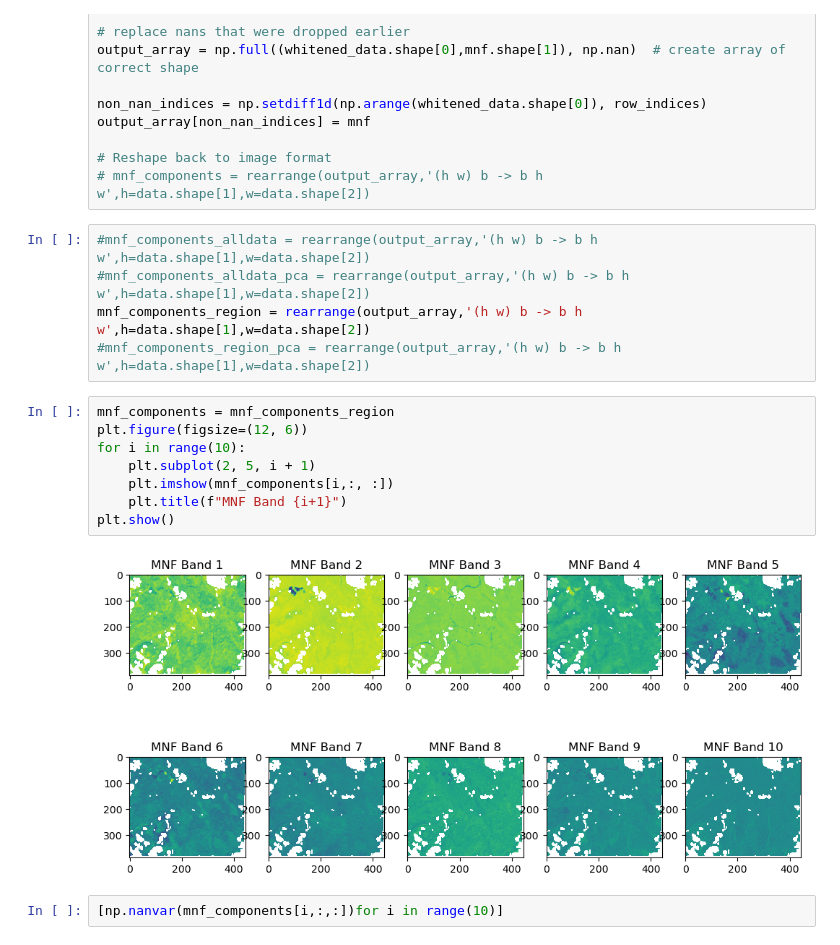
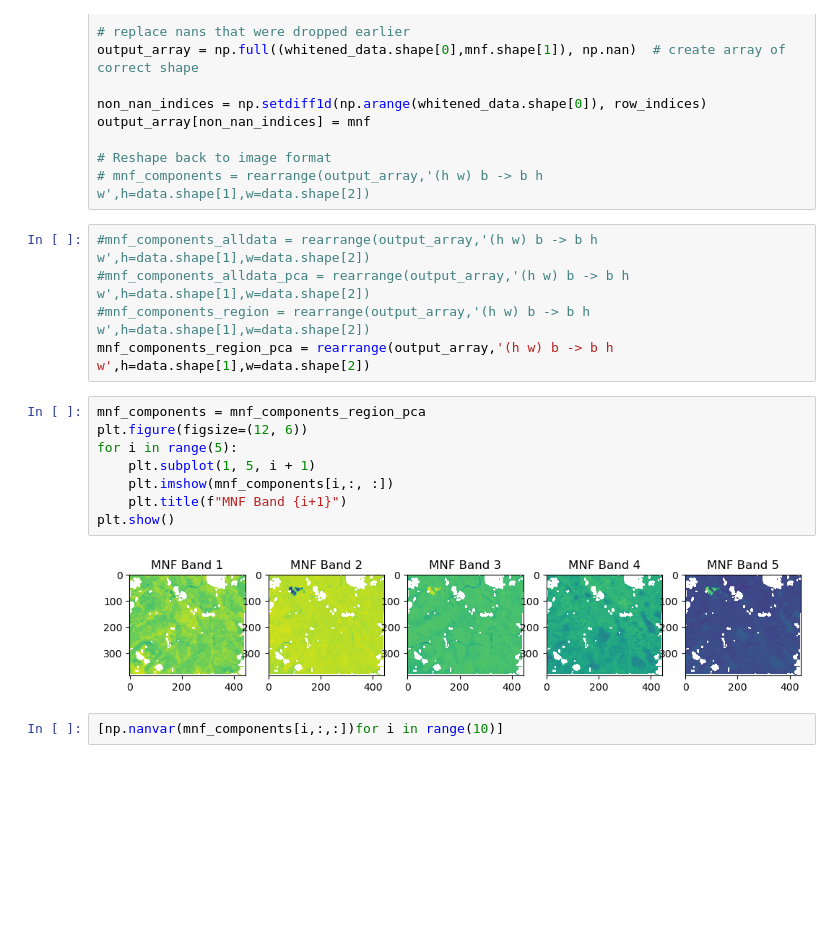
Before and after one commit to rosehanuy/beech-catskills, a Jupyter notebook: data_stack.ipynb, the cells around one changed output. Drawn from its saved outputs; the diff is of its cells as text; blank space fills up the shorter version.

```diff
--- a/data_stack.ipynb
+++ b/data_stack.ipynb
@@ -498,18 +498,18 @@ output_array[non_nan_indices] = mnf
 # %%
 #mnf_components_alldata = rearrange(output_array,'(h w) b -> b h w',h=data.shape[1],w=data.shape[2])
 #mnf_components_alldata_pca = rearrange(output_array,'(h w) b -> b h w',h=data.shape[1],w=data.shape[2])
-mnf_components_region = rearrange(output_array,'(h w) b -> b h w',h=data.shape[1],w=data.shape[2])
-#mnf_components_region_pca = rearrange(output_array,'(h w) b -> b h w',h=data.shape[1],w=data.shape[2])
+#mnf_components_region = rearrange(output_array,'(h w) b -> b h w',h=data.shape[1],w=data.shape[2])
+mnf_components_region_pca = rearrange(output_array,'(h w) b -> b h w',h=data.shape[1],w=data.shape[2])
 # %%
-mnf_components = mnf_components_region
+mnf_components = mnf_components_region_pca
 plt.figure(figsize=(12, 6))
-for i in range(10):
-    plt.subplot(2, 5, i + 1)
+for i in range(5):
+    plt.subplot(1, 5, i + 1)
     plt.imshow(mnf_components[i,:, :])
     plt.title(f"MNF Band {i+1}")
 plt.show()
 # %% [output]
-[figure, old version]
+[figure, new version]
 # %%
 [np.nanvar(mnf_components[i,:,:])for i in range(10)]
 # %% [output]
```
Also changed, not shown: parts of 11 cells of this notebook.
